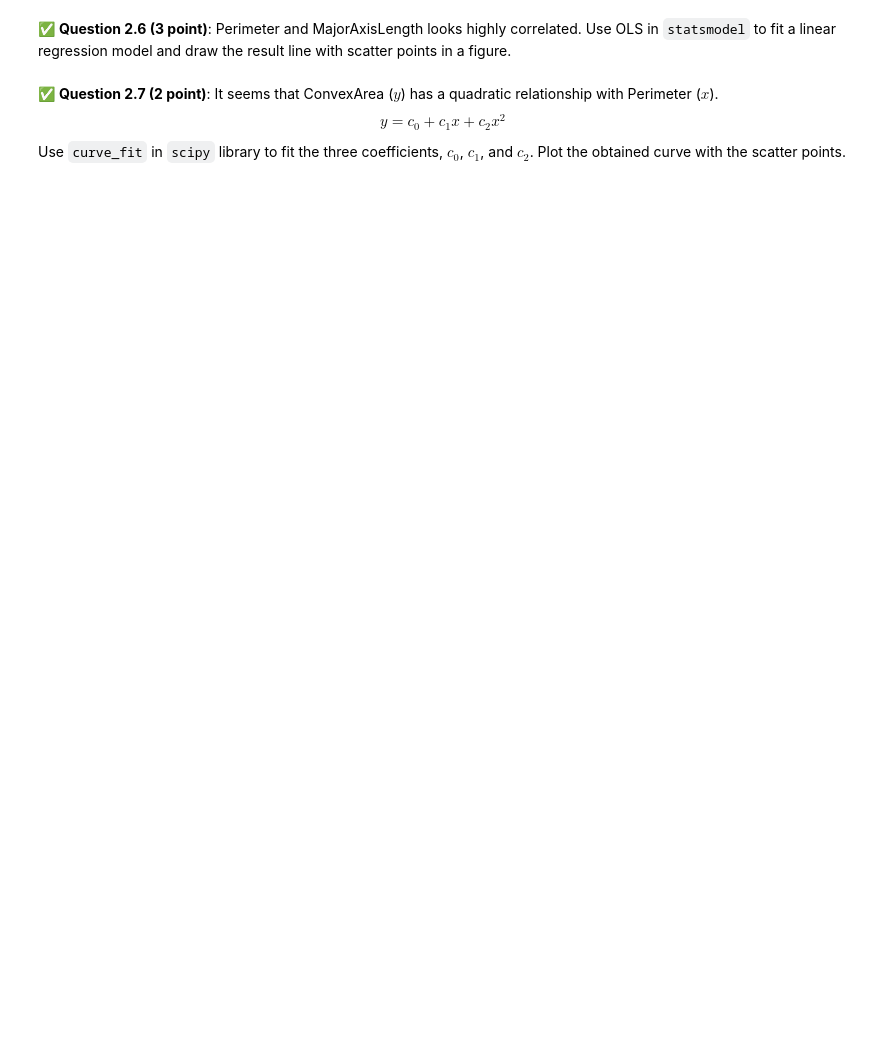
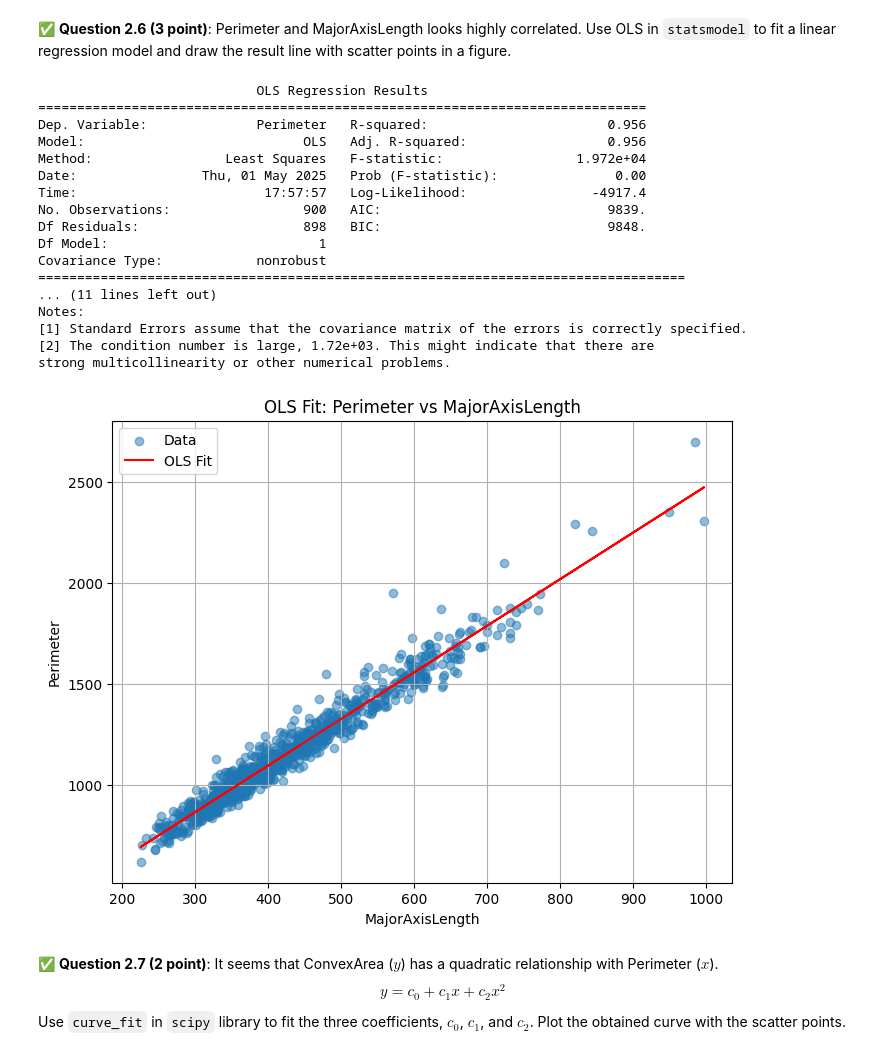
Before and after one commit to Andrew00-jpg/CMSE202-f25-turnin, a Jupyter notebook: final/CMSE202-Final-Section003-aes.ipynb, the cells around one changed output. Drawn from its saved outputs; the diff is of its cells as text; code cells hidden in the pictures; blank space fills up the shorter version.

```diff
--- a/final/CMSE202-Final-Section003-aes.ipynb
+++ b/final/CMSE202-Final-Section003-aes.ipynb
@@ -81,6 +146,52 @@ Draw a heat map of correlation factors between these features.
 Perimeter and MajorAxisLength looks highly correlated. Use OLS in `statsmodel` to fit a linear regression model and draw the result line with scatter points in a figure.
 # %%
 ### Put your code here
+
+import statsmodels.api as sm
+import matplotlib.pyplot as plt
+
+# Extract variables
+X = df['MajorAxisLength']
+y = df['Perimeter']
+
+# Add constant to X for OLS
+X_const = sm.add_constant(X)
+
+# Fit OLS model
+model = sm.OLS(y, X_const).fit()
+
+# Print summary (optional)
+print(model.summary())
+
+# Plot data and regression line
+plt.figure(figsize=(8, 6))
+plt.scatter(X, y, alpha=0.5, label='Data')
+plt.plot(X, model.predict(X_const), color='red', label='OLS Fit')
+plt.xlabel('MajorAxisLength')
+plt.ylabel('Perimeter')
+plt.title('OLS Fit: Perimeter vs MajorAxisLength')
+plt.legend()
+plt.grid(True)
+plt.show()
+# %% [output]
+                            OLS Regression Results
+==============================================================================
+Dep. Variable:              Perimeter   R-squared:                       0.956
+Model:                            OLS   Adj. R-squared:                  0.956
+Method:                 Least Squares   F-statistic:                 1.972e+04
+Date:                Thu, 01 May 2025   Prob (F-statistic):               0.00
+Time:                        17:57:57   Log-Likelihood:                -4917.4
+No. Observations:                 900   AIC:                             9839.
+Df Residuals:                     898   BIC:                             9848.
+Df Model:                           1
+Covariance Type:            nonrobust
+===================================================================================
+... (11 lines left out)
+Notes:
+[1] Standard Errors assume that the covariance matrix of the errors is correctly specified.
+[2] The condition number is large, 1.72e+03. This might indicate that there are
+strong multicollinearity or other numerical problems.
+[figure, added]
 # %% [markdown]
 &#9989; **Question 2.7 (2 point)**:
 It seems that ConvexArea ($y$) has a quadratic relationship with Perimeter ($x$).
```
Also changed, not shown: parts of 9 cells of this notebook.
